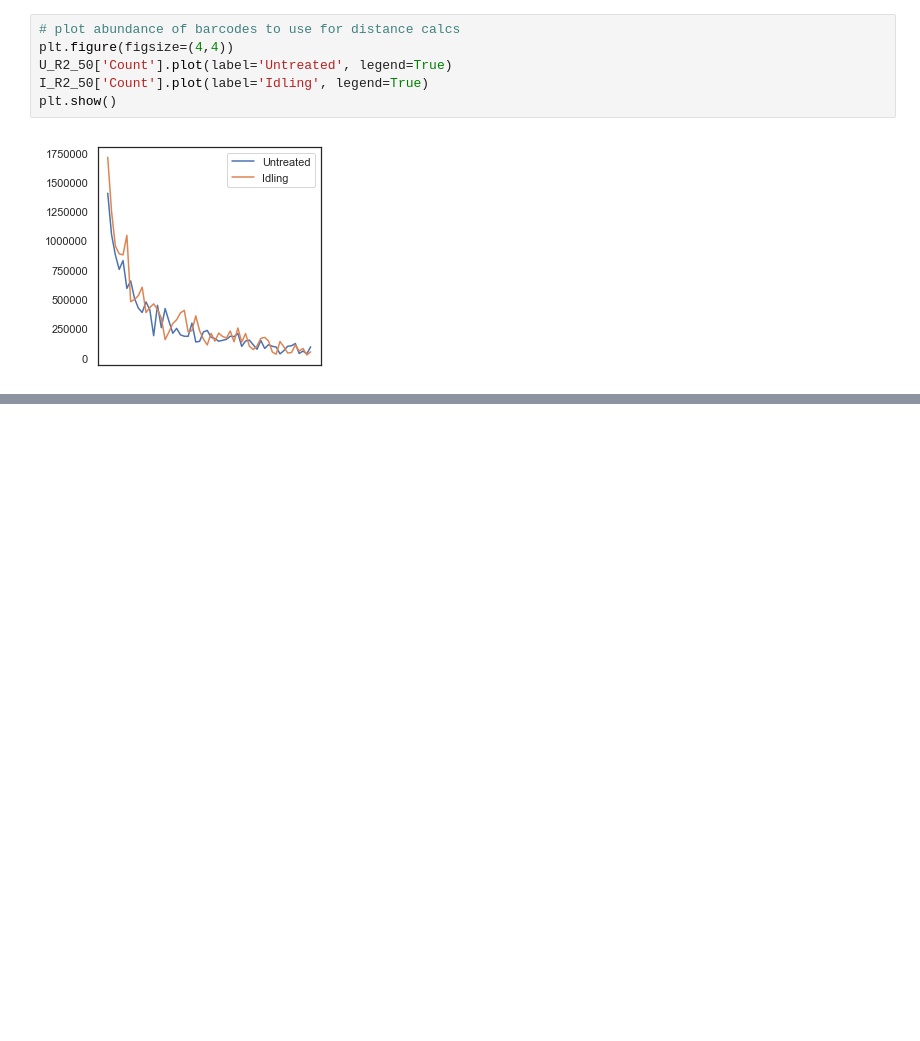
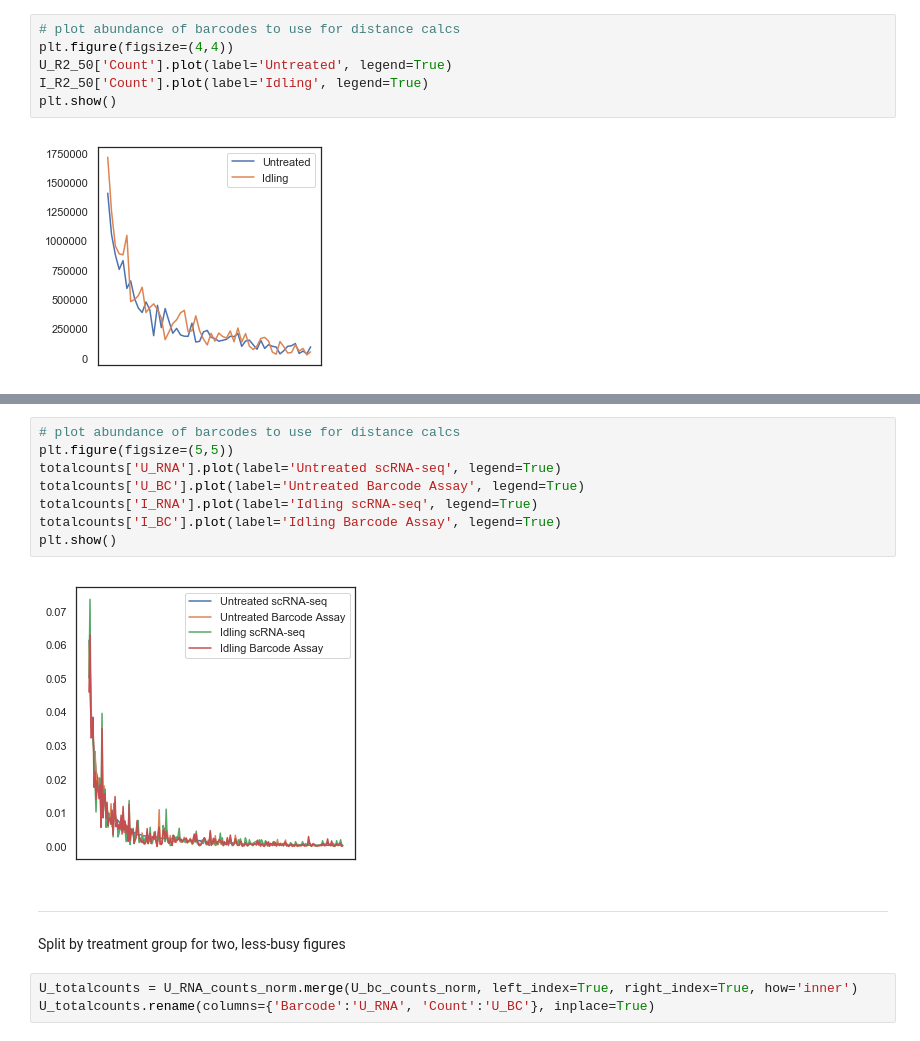
Before and after one commit to codyheiser/fluffy-succotash, a Jupyter notebook: barcode_assay_alignment.ipynb, the cells around one changed output, grey strips where cells are left out. Drawn from its saved outputs; the diff is of its cells as text; blank space fills up the shorter version.

```diff
--- a/barcode_assay_alignment.ipynb
+++ b/barcode_assay_alignment.ipynb
@@ -101,0 +176,16 @@ plt.show()
+# %%
+# plot abundance of barcodes to use for distance calcs
+plt.figure(figsize=(5,5))
+totalcounts['U_RNA'].plot(label='Untreated scRNA-seq', legend=True)
+totalcounts['U_BC'].plot(label='Untreated Barcode Assay', legend=True)
+totalcounts['I_RNA'].plot(label='Idling scRNA-seq', legend=True)
+totalcounts['I_BC'].plot(label='Idling Barcode Assay', legend=True)
+plt.show()
+# %% [output]
+[figure, added]
+# %% [markdown]
+---
+Split by treatment group for two, less-busy figures
+# %%
+U_totalcounts = U_RNA_counts_norm.merge(U_bc_counts_norm, left_index=True, right_index=True, how='inner')
+U_totalcounts.rename(columns={'Barcode':'U_RNA', 'Count':'U_BC'}, inplace=True)
```
Also changed, not shown: parts of 36 cells of this notebook, 1 other file.
